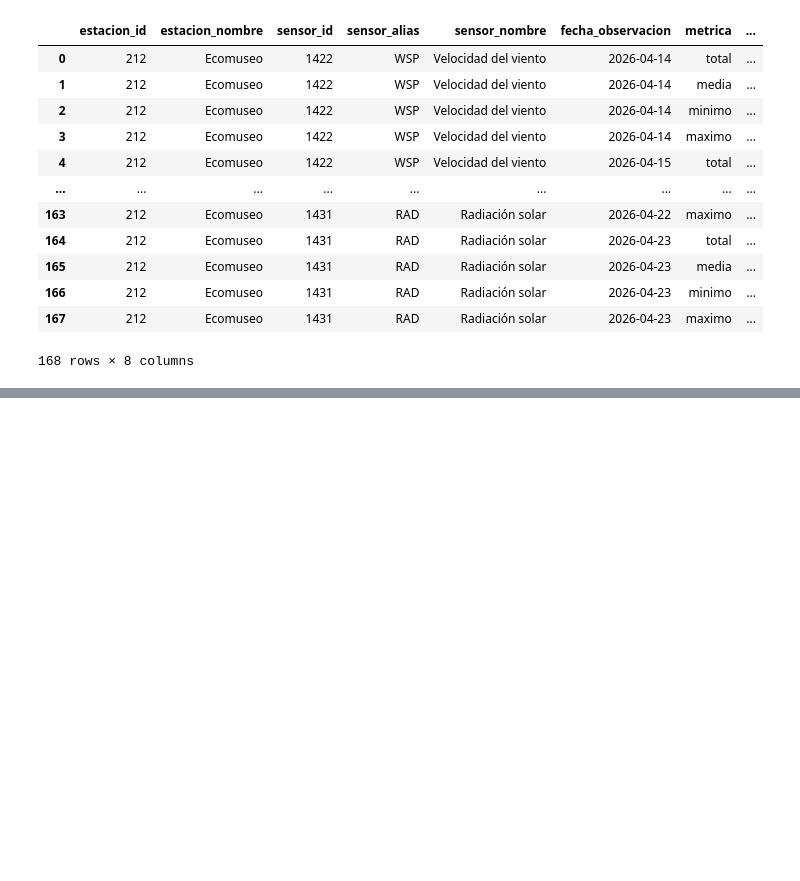
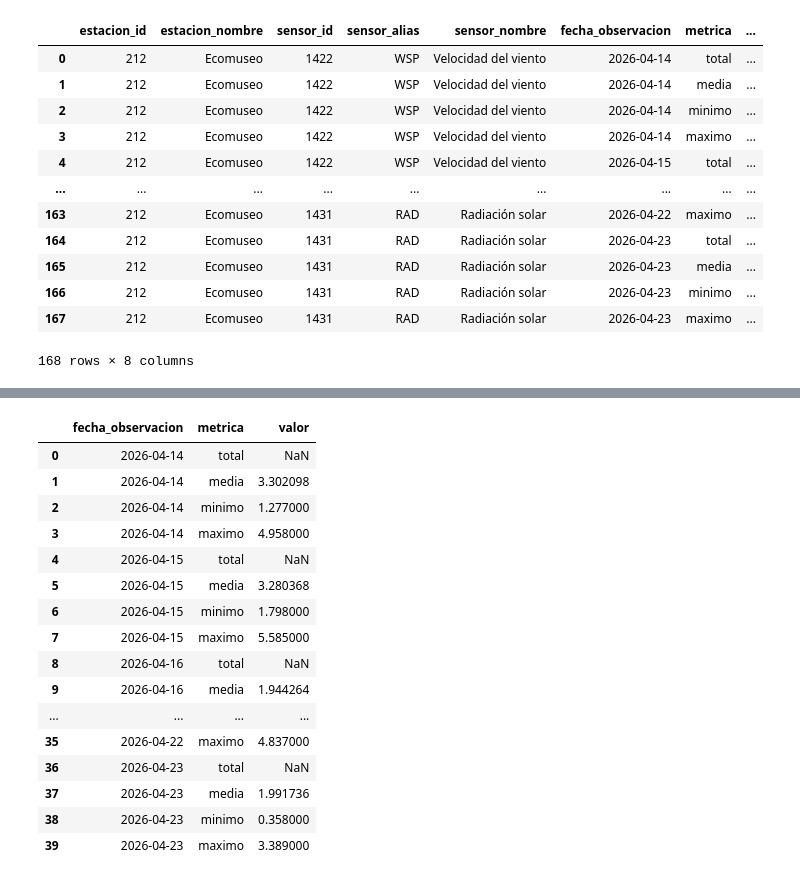
Before and after one commit to ialonsoiturbe/Tenerife-estacion-Ecomuseo, a Jupyter notebook: tenerife.ipynb, the cells around one changed output, grey strips where cells are left out. Saved outputs shown, nothing was run; the diff lists cells and outputs as text; code cells hidden in the pictures; blank space fills up the shorter version.

```diff
--- a/tenerife.ipynb
+++ b/tenerife.ipynb
@@ -91,0 +109,13 @@ data_report(df_ecomuseo)
+# %%
+#Primero vamos a dividir el dataset
+df_wsp = df_ecomuseo[df_ecomuseo['sensor_alias'] == 'WSP']
+df_temp = df_ecomuseo[df_ecomuseo['sensor_alias'] == 'TEMP']
+df_hum = df_ecomuseo[df_ecomuseo['sensor_alias'] == 'HUM']
+df_rain = df_ecomuseo[df_ecomuseo['sensor_alias'] == 'RAIN']
+df_rad = df_ecomuseo[df_ecomuseo['sensor_alias'] == 'RAD']
+
+df_wsp.drop(columns=['estacion_id', 'estacion_nombre', 'sensor_id','sensor_alias', 'sensor_nombre'], inplace=True)
+df_temp.drop(columns=['estacion_id', 'estacion_nombre', 'sensor_id','sensor_alias', 'sensor_nombre'], inplace=True)
+df_hum.drop(columns=['estacion_id', 'estacion_nombre', 'sensor_id','sensor_alias', 'sensor_nombre'], inplace=True)
+df_rain.drop(columns=['estacion_id', 'estacion_nombre', 'sensor_id','sensor_alias', 'sensor_nombre'], inplace=True)
+df_rad.drop(columns=['estacion_id', 'estacion_nombre', 'sensor_id','sensor_alias', 'sensor_nombre'], inplace=True)
@@ -91,0 +126,20 @@ data_report(df_ecomuseo)
+# %%
+df_wsp
+# %% [output]
+|  | fecha_observacion | metrica | valor |
+| 0 | 2026-04-14 | total | NaN |
+| 1 | 2026-04-14 | media | 3.302098 |
+| 2 | 2026-04-14 | minimo | 1.277000 |
+| 3 | 2026-04-14 | maximo | 4.958000 |
+| 4 | 2026-04-15 | total | NaN |
+| 5 | 2026-04-15 | media | 3.280368 |
+| 6 | 2026-04-15 | minimo | 1.798000 |
+| 7 | 2026-04-15 | maximo | 5.585000 |
+| 8 | 2026-04-16 | total | NaN |
+| 9 | 2026-04-16 | media | 1.944264 |
+| ... | ... | ... | ... |
+| 35 | 2026-04-22 | maximo | 4.837000 |
+| 36 | 2026-04-23 | total | NaN |
+| 37 | 2026-04-23 | media | 1.991736 |
+| 38 | 2026-04-23 | minimo | 0.358000 |
+| 39 | 2026-04-23 | maximo | 3.389000 |
```
Also changed, not shown: parts of 6 cells of this notebook.
